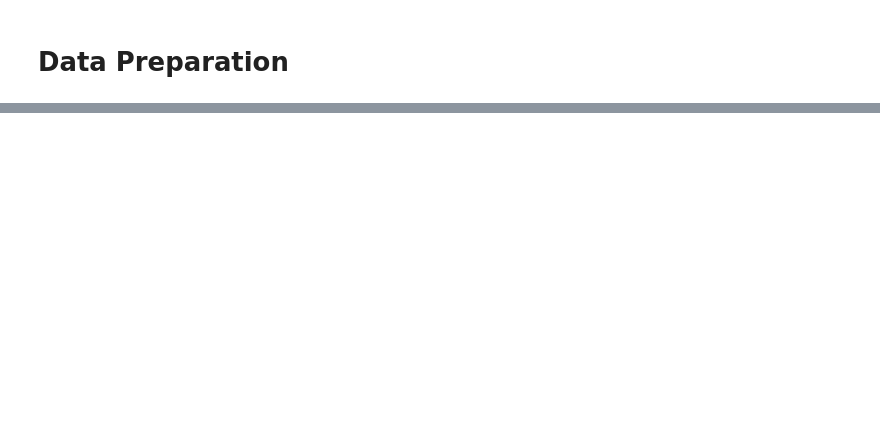
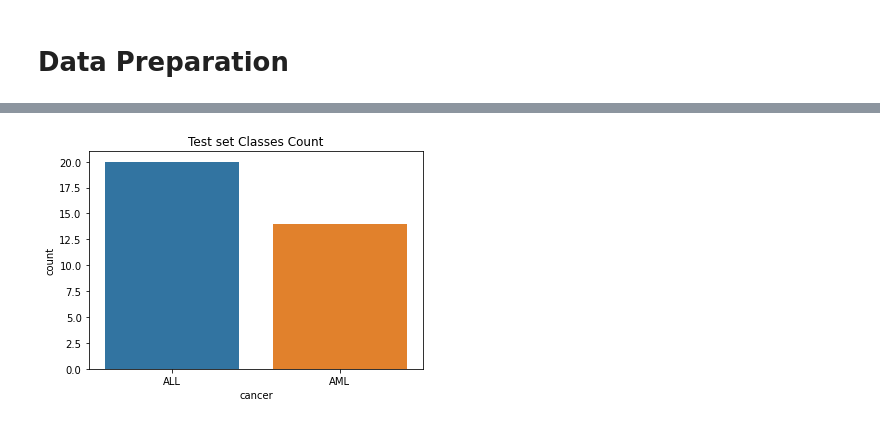
Before and after one commit to eh329/Kaggle, a Jupyter notebook: Gene-expression-eh329-dataset-Golub-et-al.ipynb, the cells around one changed output, grey strips where cells are left out. Cells and saved outputs as stored; diff of their text form; code cells hidden in the pictures; blank space fills up the shorter version.

```diff
--- a/Gene-expression-eh329-dataset-Golub-et-al.ipynb
+++ b/Gene-expression-eh329-dataset-Golub-et-al.ipynb
@@ -54,0 +92,5 @@ gene_independent.head()
+# %%
+# transform the string categories into numbers
+
+gene_train_call = gene_train_call.replace({"A": 0, "P": 1, "M": 2})
+gene_test_call = gene_test_call.replace({"A": 0, "P": 1, "M": 2})
@@ -54,0 +113,32 @@ gene_independent.head()
+# %%
+train_ids = pd.to_numeric(gene_train_call.index)
+test_ids = pd.to_numeric(gene_test_call.index)
+
+train_labels = []
+test_labels = []
+
+for i in train_ids:
+    train_labels.append(gene_labels.iloc[i - 1, 0])
+
+for j in test_ids:
+    test_labels.append(gene_labels.iloc[j - 1, 0])
+
+train_labels = pd.concat([pd.DataFrame(train_ids), pd.DataFrame(train_labels)],
+                         axis = 1, ignore_index = False)
+train_labels.columns = ["patient", "cancer"]
+
+test_labels = pd.concat([pd.DataFrame(test_ids), pd.DataFrame(test_labels)],
+                        axis = 1, ignore_index = False)
+test_labels.columns = ["patient", "cancer"]
+
+
+y_train = train_labels.iloc[:,1]
+y_test = test_labels.iloc[:,1]
+
+
+y_train = y_train.replace({"ALL": 0, "AML": 1})
+y_train = list(y_train)
+
+
+y_test = y_test.replace({"ALL": 0, "AML": 1})
+y_test = list(y_test)
@@ -54,0 +165,4 @@ gene_independent.head()
+# %%
+ax = sns.countplot(x="cancer", data=test_labels, order = ["ALL", "AML"]).set_title("Test set Classes Count")
+# %% [output]
+[figure, added]
```
Also changed, not shown: parts of 15 cells of this notebook.
